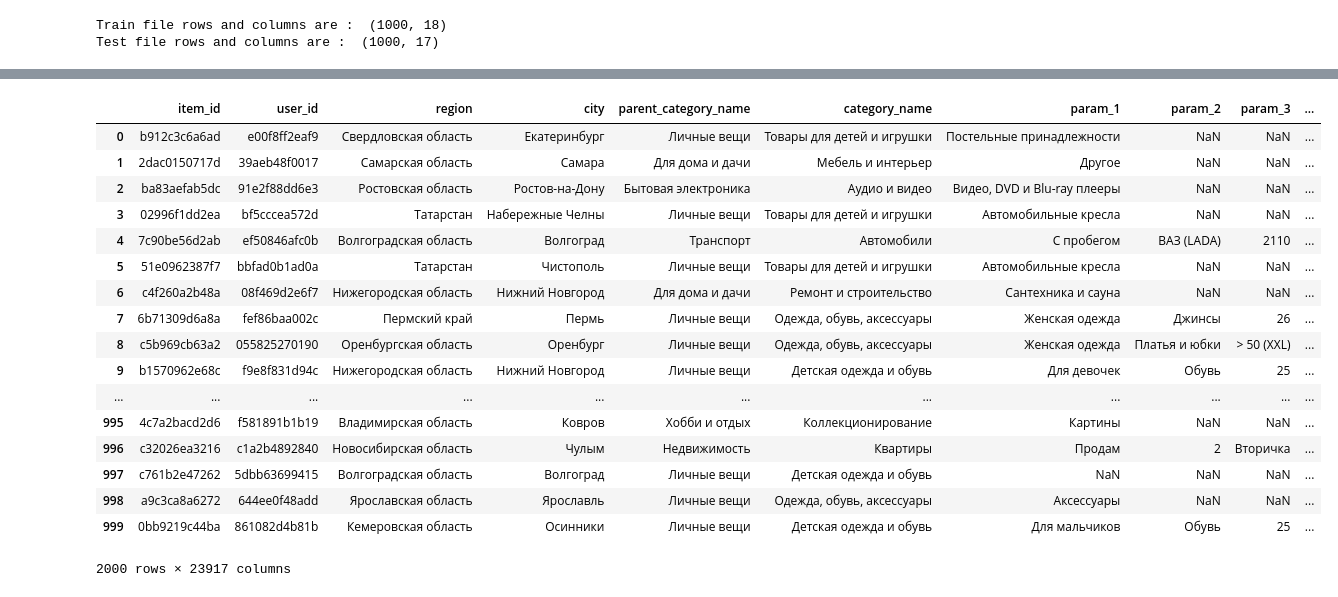
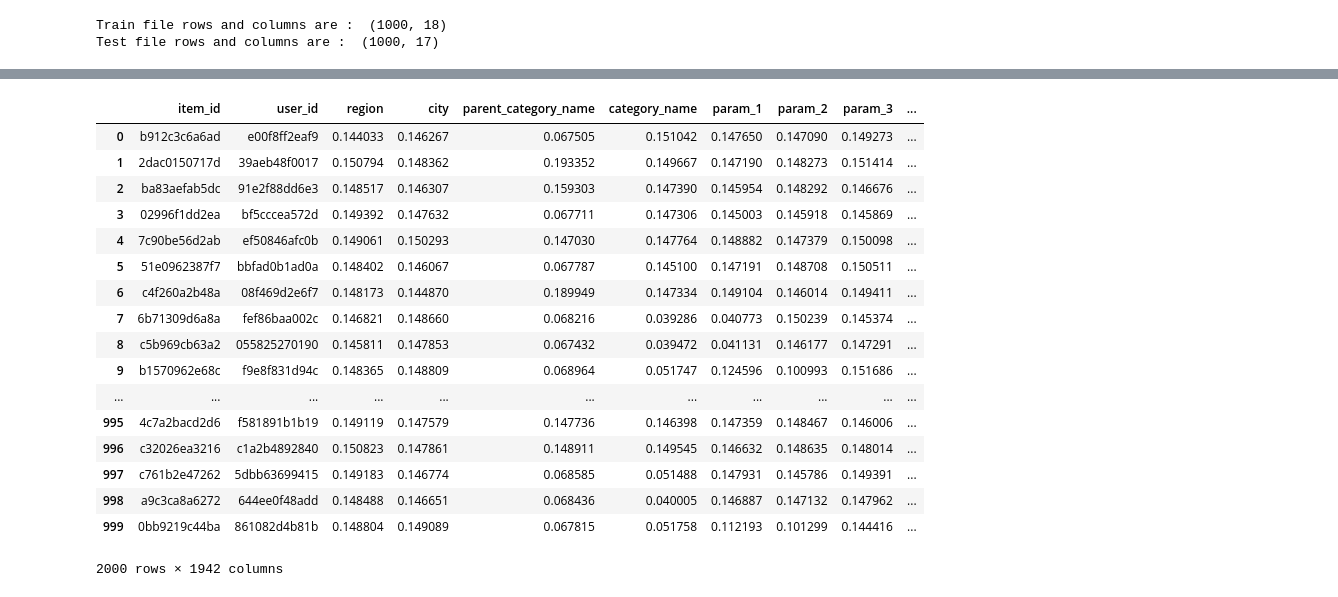
Before and after one commit to SimonGiebenhain/joprosigi, a Jupyter notebook: tfidf.ipynb, the cells around one changed output, grey strips where cells are left out. Cells and saved outputs as stored; diff of their text form; code cells hidden in the pictures.

```diff
--- a/tfidf.ipynb
+++ b/tfidf.ipynb
@@ -135,24 +147,24 @@ Vectorization Runtime: 0.01 Minutes
 # %%
-pd.concat([df,pd.DataFrame(ready_df.toarray())], axis=1, join='inner')
+pd.concat([df,pd.DataFrame(m_tfidf1.toarray())], axis=1, join='inner')
 # %% [output]
 |  | item_id | user_id | region | city | parent_category_name | category_name | param_1 | param_2 | param_3 | ... |
-| 0 | b912c3c6a6ad | e00f8ff2eaf9 | Свердловская область | Екатеринбург | Личные вещи | Товары для детей и игрушки | Постельные принадлежности | NaN | NaN | ... |
-| 1 | 2dac0150717d | 39aeb48f0017 | Самарская область | Самара | Для дома и дачи | Мебель и интерьер | Другое | NaN | NaN | ... |
-| 2 | ba83aefab5dc | 91e2f88dd6e3 | Ростовская область | Ростов-на-Дону | Бытовая электроника | Аудио и видео | Видео, DVD и Blu-ray плееры | NaN | NaN | ... |
-| 3 | 02996f1dd2ea | bf5cccea572d | Татарстан | Набережные Челны | Личные вещи | Товары для детей и игрушки | Автомобильные кресла | NaN | NaN | ... |
-| 4 | 7c90be56d2ab | ef50846afc0b | Волгоградская область | Волгоград | Транспорт | Автомобили | С пробегом | ВАЗ (LADA) | 2110 | ... |
-| 5 | 51e0962387f7 | bbfad0b1ad0a | Татарстан | Чистополь | Личные вещи | Товары для детей и игрушки | Автомобильные кресла | NaN | NaN | ... |
-| 6 | c4f260a2b48a | 08f469d2e6f7 | Нижегородская область | Нижний Новгород | Для дома и дачи | Ремонт и строительство | Сантехника и сауна | NaN | NaN | ... |
-| 7 | 6b71309d6a8a | fef86baa002c | Пермский край | Пермь | Личные вещи | Одежда, обувь, аксессуары | Женская одежда | Джинсы | 26 | ... |
-| 8 | c5b969cb63a2 | 055825270190 | Оренбургская область | Оренбург | Личные вещи | Одежда, обувь, аксессуары | Женская одежда | Платья и юбки | > 50 (XXL) | ... |
-| 9 | b1570962e68c | f9e8f831d94c | Нижегородская область | Нижний Новгород | Личные вещи | Детская одежда и обувь | Для девочек | Обувь | 25 | ... |
+| 0 | b912c3c6a6ad | e00f8ff2eaf9 | 0.144033 | 0.146267 | 0.067505 | 0.151042 | 0.147650 | 0.147090 | 0.149273 | ... |
+| 1 | 2dac0150717d | 39aeb48f0017 | 0.150794 | 0.148362 | 0.193352 | 0.149667 | 0.147190 | 0.148273 | 0.151414 | ... |
+| 2 | ba83aefab5dc | 91e2f88dd6e3 | 0.148517 | 0.146307 | 0.159303 | 0.147390 | 0.145954 | 0.148292 | 0.146676 | ... |
+| 3 | 02996f1dd2ea | bf5cccea572d | 0.149392 | 0.147632 | 0.067711 | 0.147306 | 0.145003 | 0.145918 | 0.145869 | ... |
+| 4 | 7c90be56d2ab | ef50846afc0b | 0.149061 | 0.150293 | 0.147030 | 0.147764 | 0.148882 | 0.147379 | 0.150098 | ... |
+| 5 | 51e0962387f7 | bbfad0b1ad0a | 0.148402 | 0.146067 | 0.067787 | 0.145100 | 0.147191 | 0.148708 | 0.150511 | ... |
+| 6 | c4f260a2b48a | 08f469d2e6f7 | 0.148173 | 0.144870 | 0.189949 | 0.147334 | 0.149104 | 0.146014 | 0.149411 | ... |
+| 7 | 6b71309d6a8a | fef86baa002c | 0.146821 | 0.148660 | 0.068216 | 0.039286 | 0.040773 | 0.150239 | 0.145374 | ... |
+| 8 | c5b969cb63a2 | 055825270190 | 0.145811 | 0.147853 | 0.067432 | 0.039472 | 0.041131 | 0.146177 | 0.147291 | ... |
+| 9 | b1570962e68c | f9e8f831d94c | 0.148365 | 0.148809 | 0.068964 | 0.051747 | 0.124596 | 0.100993 | 0.151686 | ... |
 | ... | ... | ... | ... | ... | ... | ... | ... | ... | ... | ... |
-| 995 | 4c7a2bacd2d6 | f581891b1b19 | Владимирская область | Ковров | Хобби и отдых | Коллекционирование | Картины | NaN | NaN | ... |
-| 996 | c32026ea3216 | c1a2b4892840 | Новосибирская область | Чулым | Недвижимость | Квартиры | Продам | 2 | Вторичка | ... |
-| 997 | c761b2e47262 | 5dbb63699415 | Волгоградская область | Волгоград | Личные вещи | Детская одежда и обувь | NaN | NaN | NaN | ... |
-| 998 | a9c3ca8a6272 | 644ee0f48add | Ярославская область | Ярославль | Личные вещи | Одежда, обувь, аксессуары | Аксессуары | NaN | NaN | ... |
-| 999 | 0bb9219c44ba | 861082d4b81b | Кемеровская область | Осинники | Личные вещи | Детская одежда и обувь | Для мальчиков | Обувь | 25 | ... |
+| 995 | 4c7a2bacd2d6 | f581891b1b19 | 0.149119 | 0.147579 | 0.147736 | 0.146398 | 0.147359 | 0.148467 | 0.146006 | ... |
+| 996 | c32026ea3216 | c1a2b4892840 | 0.150823 | 0.147861 | 0.148911 | 0.149545 | 0.146632 | 0.148635 | 0.148014 | ... |
+| 997 | c761b2e47262 | 5dbb63699415 | 0.149183 | 0.146774 | 0.068585 | 0.051488 | 0.147931 | 0.145786 | 0.149391 | ... |
+| 998 | a9c3ca8a6272 | 644ee0f48add | 0.148488 | 0.146651 | 0.068436 | 0.040005 | 0.146887 | 0.147132 | 0.147962 | ... |
+| 999 | 0bb9219c44ba | 861082d4b81b | 0.148804 | 0.149089 | 0.067815 | 0.051758 | 0.112193 | 0.101299 | 0.144416 | ... |
-2000 rows × 23917 columns
+2000 rows × 1942 columns
 # %%
 train_df = df.iloc[:trainshape[0]]
 test_df = df.iloc[trainshape[0]:]
```
Also changed, not shown: parts of 6 cells of this notebook.
